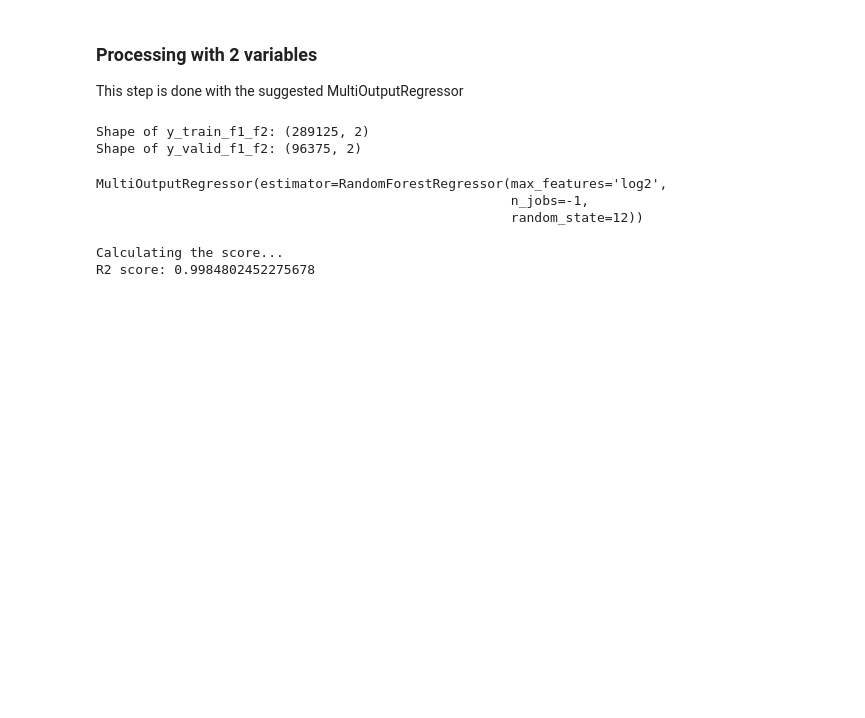
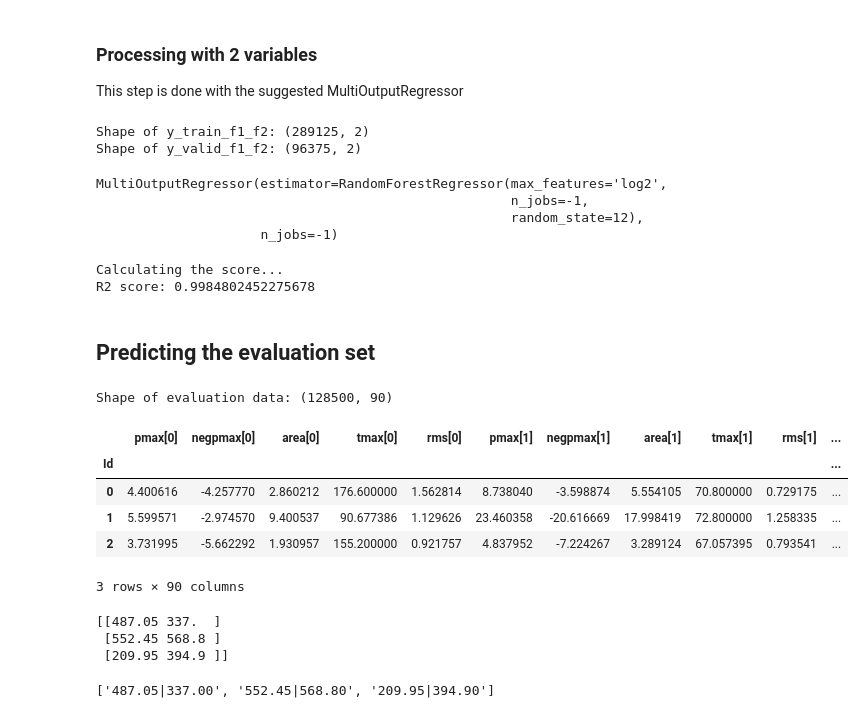
Before and after one commit to vellons/polito-ds-lab-exercises, a Jupyter notebook: exam/solution.ipynb, the cells around one changed output. Drawn from its saved outputs; the diff is of its cells as text; code cells hidden in the pictures; blank space fills up the shorter version.

Commit message:
feat(exam): predicting the evaluation set
Using RandomForestRegressor with 300 estimators, squared_error and log2 the submission score is 5.577

```diff
--- a/exam/solution.ipynb
+++ b/exam/solution.ipynb
@@ -207,13 +210,15 @@ from sklearn.multioutput import MultiOutputRegressor
 # DOC: https://scikit-learn.org/stable/modules/generated/sklearn.multioutput.MultiOutputRegressor.html
 # EXAMPLE: https://scikit-learn.org/stable/auto_examples/ensemble/plot_random_forest_regression_multioutput.html
 reg_multirf = MultiOutputRegressor(
-    reg
+    reg,
+    n_jobs=-1  # Use all the cores of the CPU!!!
 )
 reg_multirf.fit(X_train , y_train_f1_f2)
 # %% [output]
 MultiOutputRegressor(estimator=RandomForestRegressor(max_features='log2',
                                                      n_jobs=-1,
-                                                     random_state=12))
+                                                     random_state=12),
+                     n_jobs=-1)
 # %%
 print("Calculating the score...")
 r2 = r2_score(y_valid_f1_f2, reg_multirf.predict(X_valid))
@@ -221,3 +226,20 @@ print(f"R2 score: {r2}")
 # %% [output]
 Calculating the score...
 R2 score: 0.9984802452275678
+# %% [markdown]
+## Predicting the evaluation set
+# %%
+# Loading the evaluation data
+df_eval = pd.read_csv("DSL_Winter_Project_2024/evaluation.csv", index_col=0)
+print(f"Shape of evaluation data: {df_eval.shape}")
+# %% [output]
+Shape of evaluation data: (128500, 90)
+# %%
+df_eval.head(3)
+# %% [output]
+|  | pmax[0] | negpmax[0] | area[0] | tmax[0] | rms[0] | pmax[1] | negpmax[1] | area[1] | tmax[1] | rms[1] | ... |
+| Id |  |  |  |  |  |  |  |  |  |  | ... |
+| 0 | 4.400616 | -4.257770 | 2.860212 | 176.600000 | 1.562814 | 8.738040 | -3.598874 | 5.554105 | 70.800000 | 0.729175 | ... |
+| 1 | 5.599571 | -2.974570 | 9.400537 | 90.677386 | 1.129626 | 23.460358 | -20.616669 | 17.998419 | 72.800000 | 1.258335 | ... |
+| 2 | 3.731995 | -5.662292 | 1.930957 | 155.200000 | 0.921757 | 4.837952 | -7.224267 | 3.289124 | 67.057395 | 0.793541 | ... |
+3 rows × 90 columns
@@ -223,0 +248,11 @@ R2 score: 0.9984802452275678
+# %%
+print(predictions[:3])
+# %% [output]
+[[487.05 337.  ]
+ [552.45 568.8 ]
+ [209.95 394.9 ]]
+# %%
+result = [f"{p[0]:.2f}|{p[1]:.2f}" for p in predictions]
+print(result[:3])
+# %% [output]
+['487.05|337.00', '552.45|568.80', '209.95|394.90']
```
Also changed, not shown: parts of 9 cells of this notebook.
